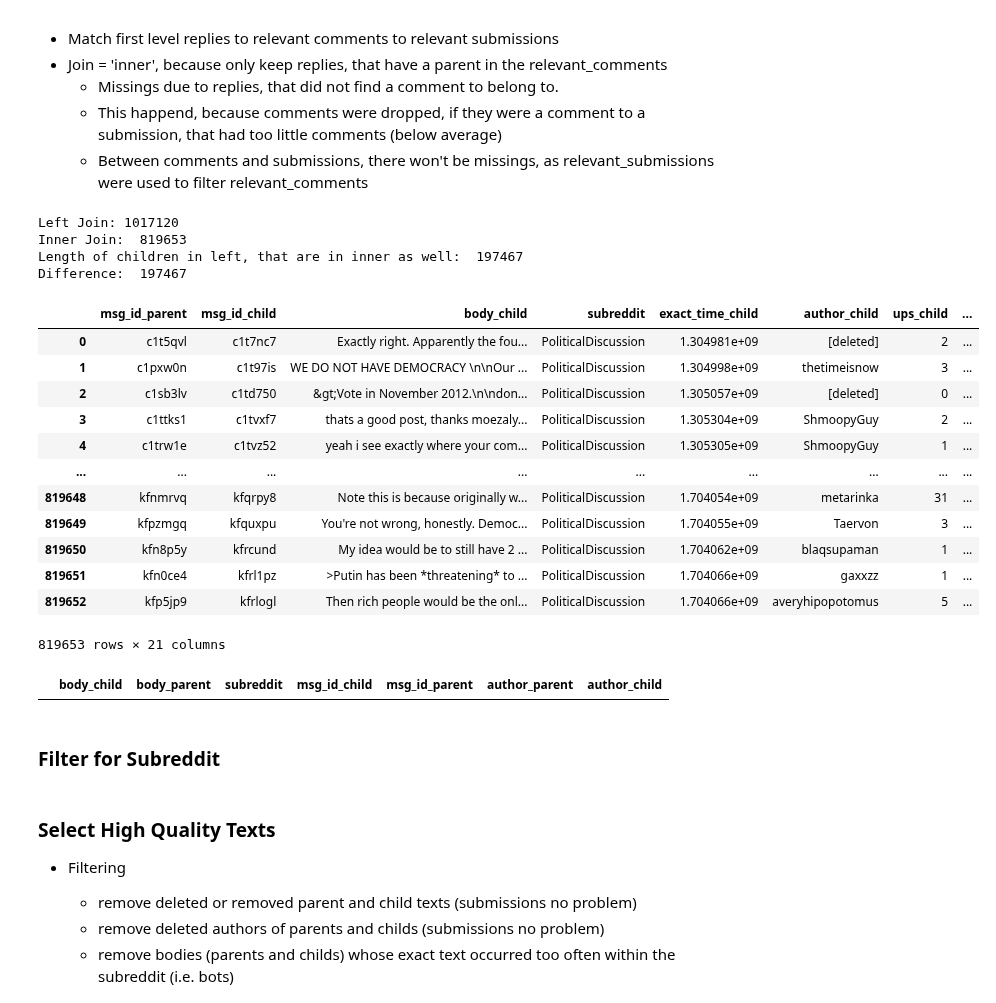
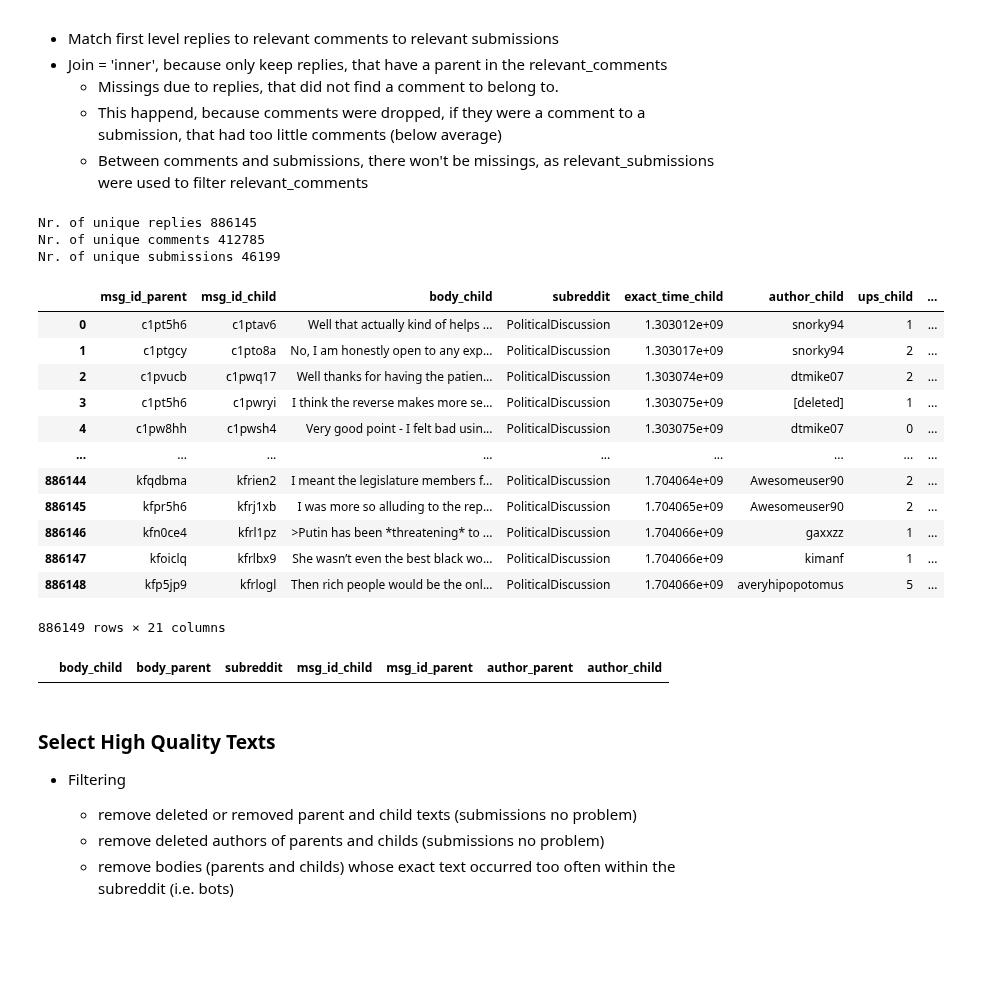
Before and after one commit to elenasolar/MasterThesis_EMI_and_Disagreement, a Jupyter notebook: code/preprocessing/PoliticalDiscussion/PoliticalDiscussion_pre_classification.ipynb, the cells around one changed output. Cells and saved outputs as stored; diff of their text form; code cells hidden in the pictures; blank space fills up the shorter version.

```diff
--- a/code/preprocessing/PoliticalDiscussion/PoliticalDiscussion_pre_classification.ipynb
+++ b/code/preprocessing/PoliticalDiscussion/PoliticalDiscussion_pre_classification.ipynb
@@ -185,42 +248,29 @@ Lost submissions:  161533
     * Missings due to replies, that did not find a comment to belong to.
     * This happend, because comments were dropped, if they were a comment to a submission, that had too little comments (below average)
     * Between comments and submissions, there won't be missings, as relevant_submissions were used to filter relevant_comments
-# %%
-df_left = match_reply_comment_submission(replies, relevant_comments, relevant_submissions, 'left')
-df_inner = match_reply_comment_submission(replies, relevant_comments, relevant_submissions, 'inner') # correct join
-
-print("Left Join:", len(df_left))
-print("Inner Join: ", len(df_inner))
-
-print("Length of children in left, that are in inner as well: ", len(df_left[~df_left['msg_id_child'].isin(df_inner['msg_id_child'])]))
-print("Difference: ", len(df_left) - len(df_inner))
-# %% [output]
-Left Join: 1017120
-Inner Join:  819653
-Length of children in left, that are in inner as well:  197467
-Difference:  197467
 # %%
-df_matched = match_reply_comment_submission(replies, relevant_comments, relevant_submissions, 'inner')
+df_matched = match_reply_comment_submission(replies, relevant_comments, relevant_submissions, 'inner', subreddit_here)
 df_matched
 # %% [output]
+Nr. of unique replies 886145
+Nr. of unique comments 412785
+Nr. of unique submissions 46199
 |  | msg_id_parent | msg_id_child | body_child | subreddit | exact_time_child | author_child | ups_child | ... |
-| 0 | c1t5qvl | c1t7nc7 | Exactly right. Apparently the fou... | PoliticalDiscussion | 1.304981e+09 | [deleted] | 2 | ... |
-| 1 | c1pxw0n | c1t97is | WE DO NOT HAVE DEMOCRACY \n\nOur ... | PoliticalDiscussion | 1.304998e+09 | thetimeisnow | 3 | ... |
-| 2 | c1sb3lv | c1td750 | &gt;Vote in November 2012.\n\ndon... | PoliticalDiscussion | 1.305057e+09 | [deleted] | 0 | ... |
-| 3 | c1ttks1 | c1tvxf7 | thats a good post, thanks moezaly... | PoliticalDiscussion | 1.305304e+09 | ShmoopyGuy | 2 | ... |
-| 4 | c1trw1e | c1tvz52 | yeah i see exactly where your com... | PoliticalDiscussion | 1.305305e+09 | ShmoopyGuy | 1 | ... |
+| 0 | c1pt5h6 | c1ptav6 | Well that actually kind of helps ... | PoliticalDiscussion | 1.303012e+09 | snorky94 | 1 | ... |
+| 1 | c1ptgcy | c1pto8a | No, I am honestly open to any exp... | PoliticalDiscussion | 1.303017e+09 | snorky94 | 2 | ... |
+| 2 | c1pvucb | c1pwq17 | Well thanks for having the patien... | PoliticalDiscussion | 1.303074e+09 | dtmike07 | 2 | ... |
+| 3 | c1pt5h6 | c1pwryi | I think the reverse makes more se... | PoliticalDiscussion | 1.303075e+09 | [deleted] | 1 | ... |
+| 4 | c1pw8hh | c1pwsh4 | Very good point - I felt bad usin... | PoliticalDiscussion | 1.303075e+09 | dtmike07 | 0 | ... |
 | ... | ... | ... | ... | ... | ... | ... | ... | ... |
-| 819648 | kfnmrvq | kfqrpy8 | Note this is because originally w... | PoliticalDiscussion | 1.704054e+09 | metarinka | 31 | ... |
-| 819649 | kfpzmgq | kfquxpu | You're not wrong, honestly. Democ... | PoliticalDiscussion | 1.704055e+09 | Taervon | 3 | ... |
-| 819650 | kfn8p5y | kfrcund | My idea would be to still have 2 ... | PoliticalDiscussion | 1.704062e+09 | blaqsupaman | 1 | ... |
-| 819651 | kfn0ce4 | kfrl1pz | >Putin has been *threatening* to ... | PoliticalDiscussion | 1.704066e+09 | gaxxzz | 1 | ... |
-| 819652 | kfp5jp9 | kfrlogl | Then rich people would be the onl... | PoliticalDiscussion | 1.704066e+09 | averyhipopotomus | 5 | ... |
+| 886144 | kfqdbma | kfrien2 | I meant the legislature members f... | PoliticalDiscussion | 1.704064e+09 | Awesomeuser90 | 2 | ... |
+| 886145 | kfpr5h6 | kfrj1xb | I was more so alluding to the rep... | PoliticalDiscussion | 1.704065e+09 | Awesomeuser90 | 2 | ... |
+| 886146 | kfn0ce4 | kfrl1pz | >Putin has been *threatening* to ... | PoliticalDiscussion | 1.704066e+09 | gaxxzz | 1 | ... |
+| 886147 | kfoiclq | kfrlbx9 | She wasn’t even the best black wo... | PoliticalDiscussion | 1.704066e+09 | kimanf | 1 | ... |
+| 886148 | kfp5jp9 | kfrlogl | Then rich people would be the onl... | PoliticalDiscussion | 1.704066e+09 | averyhipopotomus | 5 | ... |
-819653 rows × 21 columns
+886149 rows × 21 columns
 # %%
 duplicated = df_matched[['body_child', "body_parent", 'subreddit', "msg_id_child", "msg_id_parent", "author_parent", "author_child"]]
 duplicated = duplicated[duplicated.duplicated(['body_child', "body_parent", "author_parent", "author_child"], keep=False) == True]
 duplicated
 # %% [output]
 |  | body_child | body_parent | subreddit | msg_id_child | msg_id_parent | author_parent | author_child |
-# %% [markdown]
-### Filter for Subreddit
```
Also changed, not shown: parts of 22 cells of this notebook.
